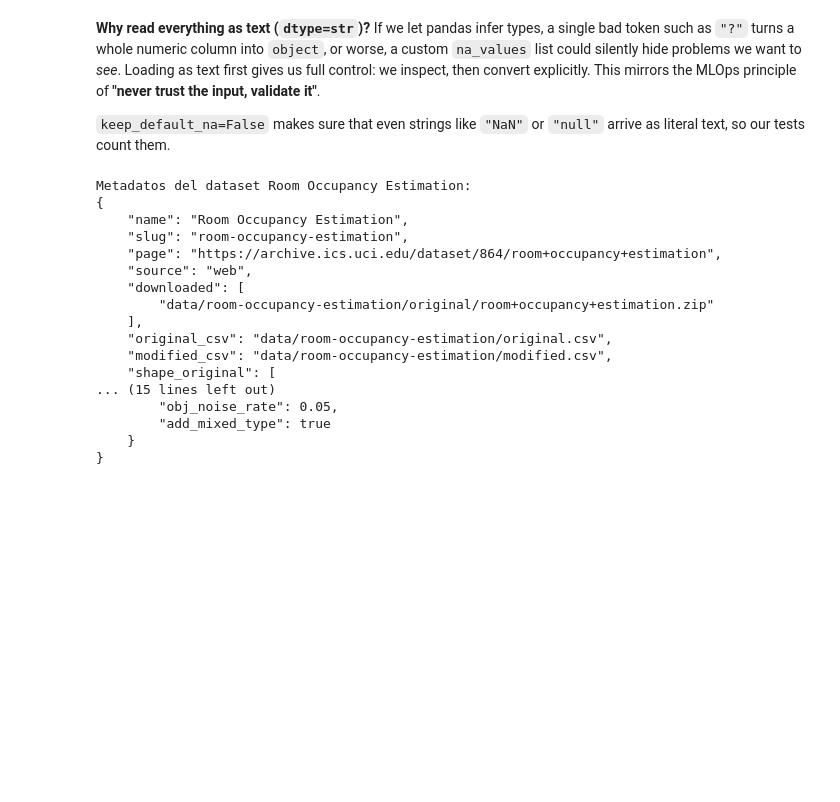
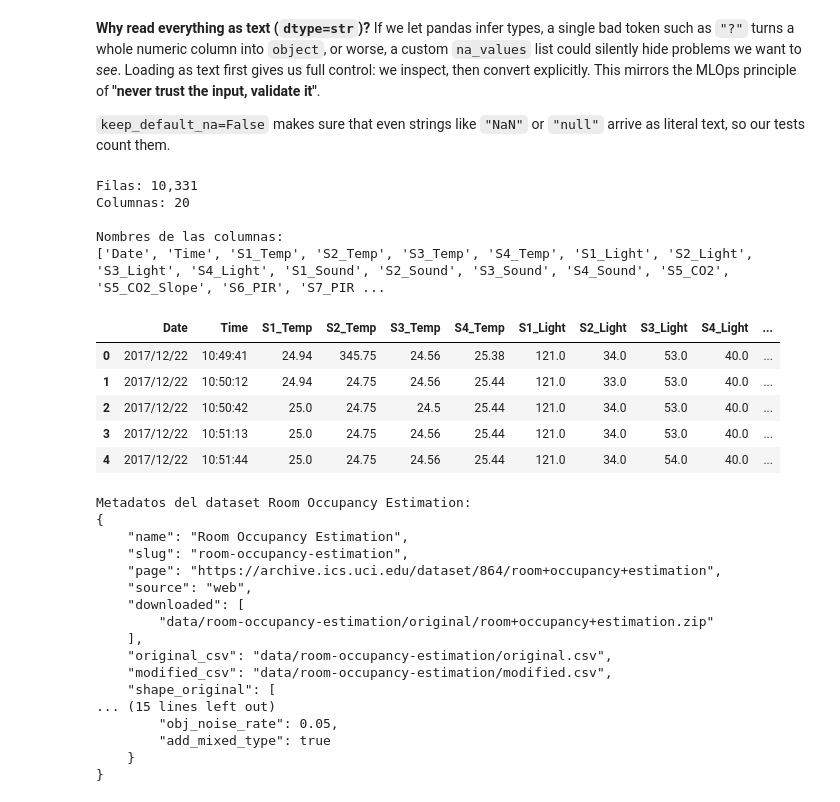
Before and after one commit to dacosgaya/-Tecnologico-de-Monterrey-MNA-Computo-en-la-nube, a Jupyter notebook: A03_A01370354.ipynb, the cells around one changed output. Saved outputs shown, nothing was run; the diff lists cells and outputs as text; code cells hidden in the pictures; blank space fills up the shorter version.

```diff
--- a/A03_A01370354.ipynb
+++ b/A03_A01370354.ipynb
@@ -78,6 +78,33 @@ a custom `na_values` list could silently hide problems we want to *see*. Loading
 we inspect, then convert explicitly. This mirrors the MLOps principle of **"never trust the input, validate it"**.
 
 `keep_default_na=False` makes sure that even strings like `"NaN"` or `"null"` arrive as literal text, so our tests count them.
+# %%
+# Cargar el dataset perturbado conservando sus valores originales
+raw_df = pd.read_csv(
+    MODIFIED_PATH,
+    dtype=str,
+    keep_default_na=False
+)
+
+print(f"Filas: {raw_df.shape[0]:,}")
+print(f"Columnas: {raw_df.shape[1]}")
+
+print("\nNombres de las columnas:")
+print(raw_df.columns.tolist())
+
+display(raw_df.head())
+# %% [output]
+Filas: 10,331
+Columnas: 20
+
+Nombres de las columnas:
+['Date', 'Time', 'S1_Temp', 'S2_Temp', 'S3_Temp', 'S4_Temp', 'S1_Light', 'S2_Light', 'S3_Light', 'S4_Light', 'S1_Sound', 'S2_Sound', 'S3_Sound', 'S4_Sound', 'S5_CO2', 'S5_CO2_Slope', 'S6_PIR', 'S7_PIR ...
+|  | Date | Time | S1_Temp | S2_Temp | S3_Temp | S4_Temp | S1_Light | S2_Light | S3_Light | S4_Light | ... |
+| 0 | 2017/12/22 | 10:49:41 | 24.94 | 345.75 | 24.56 | 25.38 | 121.0 | 34.0 | 53.0 | 40.0 | ... |
+| 1 | 2017/12/22 | 10:50:12 | 24.94 | 24.75 | 24.56 | 25.44 | 121.0 | 33.0 | 53.0 | 40.0 | ... |
+| 2 | 2017/12/22 | 10:50:42 | 25.0 | 24.75 | 24.5 | 25.44 | 121.0 | 34.0 | 53.0 | 40.0 | ... |
+| 3 | 2017/12/22 | 10:51:13 | 25.0 | 24.75 | 24.56 | 25.44 | 121.0 | 34.0 | 53.0 | 40.0 | ... |
+| 4 | 2017/12/22 | 10:51:44 | 25.0 | 24.75 | 24.56 | 25.44 | 121.0 | 34.0 | 54.0 | 40.0 | ... |
 # %%
 # Cargar los metadatos del dataset perturbado
 with open(METADATA_PATH, "r", encoding="utf-8") as file:
```
